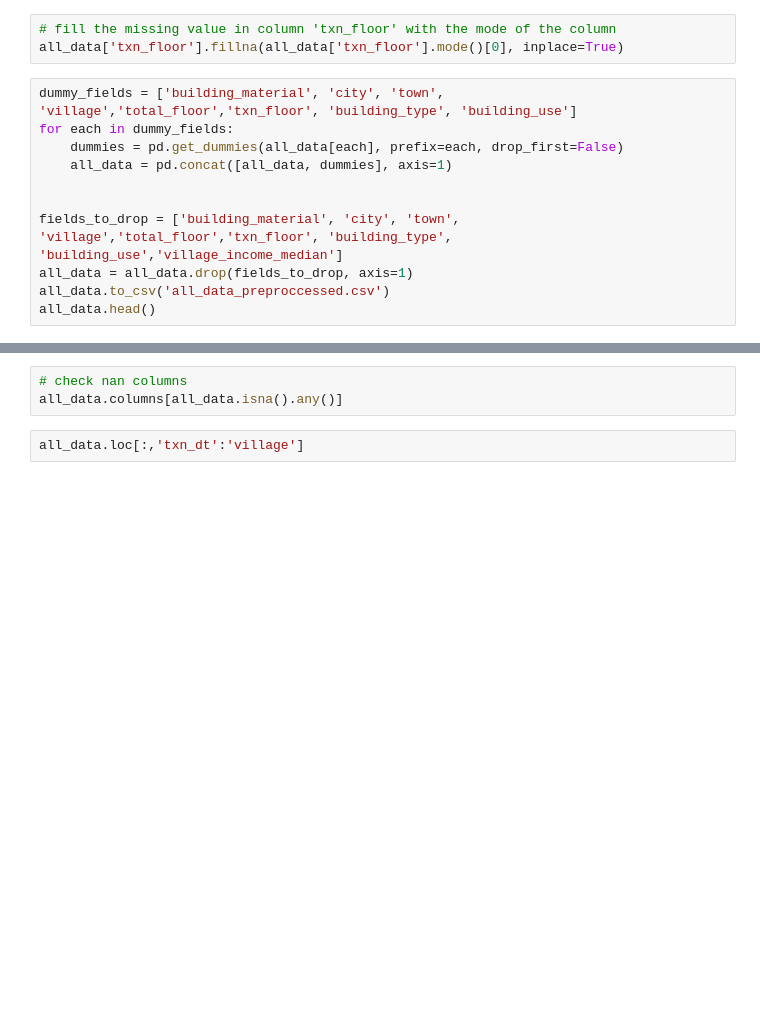
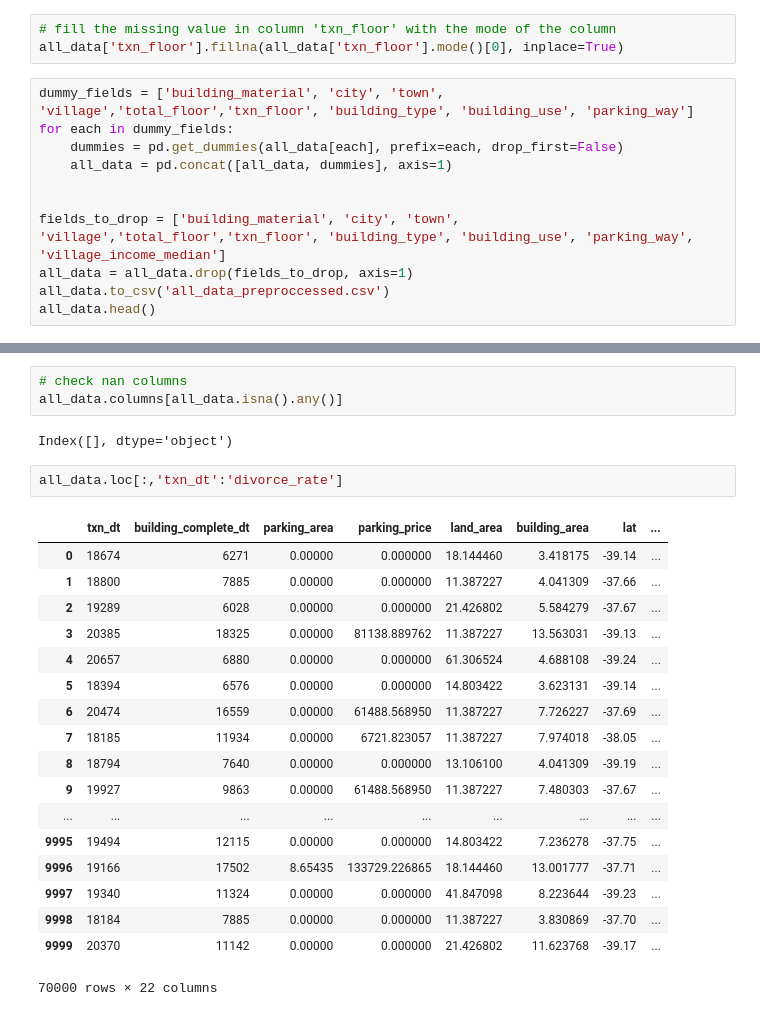
Before and after one commit to huohsien/AIA_Midterm----TBrain, a Jupyter notebook: real_estate_price_prediction.ipynb, the cells around one changed output, grey strips where cells are left out. Cells and saved outputs as stored; diff of their text form; blank space fills up the shorter version.

```diff
--- a/real_estate_price_prediction.ipynb
+++ b/real_estate_price_prediction.ipynb
@@ -18,13 +18,13 @@ all_data['parking_price'].fillna(0, inplace=True)
 # fill the missing value in column 'txn_floor' with the mode of the column
 all_data['txn_floor'].fillna(all_data['txn_floor'].mode()[0], inplace=True)
 # %%
-dummy_fields = ['building_material', 'city', 'town', 'village','total_floor','txn_floor', 'building_type', 'building_use']
+dummy_fields = ['building_material', 'city', 'town', 'village','total_floor','txn_floor', 'building_type', 'building_use', 'parking_way']
 for each in dummy_fields:
     dummies = pd.get_dummies(all_data[each], prefix=each, drop_first=False)
     all_data = pd.concat([all_data, dummies], axis=1)
 
 
-fields_to_drop = ['building_material', 'city', 'town', 'village','total_floor','txn_floor', 'building_type', 'building_use','village_income_median']
+fields_to_drop = ['building_material', 'city', 'town', 'village','total_floor','txn_floor', 'building_type', 'building_use', 'parking_way', 'village_income_median']
 all_data = all_data.drop(fields_to_drop, axis=1)
 all_data.to_csv('all_data_preproccessed.csv')
 all_data.head()
@@ -31,5 +39,26 @@ all_data.head()
 # %%
 # check nan columns
 all_data.columns[all_data.isna().any()]
+# %% [output]
+Index([], dtype='object')
 # %%
-all_data.loc[:,'txn_dt':'village']
+all_data.loc[:,'txn_dt':'divorce_rate']
+# %% [output]
+|  | txn_dt | building_complete_dt | parking_area | parking_price | land_area | building_area | lat | ... |
+| 0 | 18674 | 6271 | 0.00000 | 0.000000 | 18.144460 | 3.418175 | -39.14 | ... |
+| 1 | 18800 | 7885 | 0.00000 | 0.000000 | 11.387227 | 4.041309 | -37.66 | ... |
+| 2 | 19289 | 6028 | 0.00000 | 0.000000 | 21.426802 | 5.584279 | -37.67 | ... |
+| 3 | 20385 | 18325 | 0.00000 | 81138.889762 | 11.387227 | 13.563031 | -39.13 | ... |
+| 4 | 20657 | 6880 | 0.00000 | 0.000000 | 61.306524 | 4.688108 | -39.24 | ... |
+| 5 | 18394 | 6576 | 0.00000 | 0.000000 | 14.803422 | 3.623131 | -39.14 | ... |
+| 6 | 20474 | 16559 | 0.00000 | 61488.568950 | 11.387227 | 7.726227 | -37.69 | ... |
+| 7 | 18185 | 11934 | 0.00000 | 6721.823057 | 11.387227 | 7.974018 | -38.05 | ... |
+| 8 | 18794 | 7640 | 0.00000 | 0.000000 | 13.106100 | 4.041309 | -39.19 | ... |
+| 9 | 19927 | 9863 | 0.00000 | 61488.568950 | 11.387227 | 7.480303 | -37.67 | ... |
+| ... | ... | ... | ... | ... | ... | ... | ... | ... |
+| 9995 | 19494 | 12115 | 0.00000 | 0.000000 | 14.803422 | 7.236278 | -37.75 | ... |
+| 9996 | 19166 | 17502 | 8.65435 | 133729.226865 | 18.144460 | 13.001777 | -37.71 | ... |
+| 9997 | 19340 | 11324 | 0.00000 | 0.000000 | 41.847098 | 8.223644 | -39.23 | ... |
+| 9998 | 18184 | 7885 | 0.00000 | 0.000000 | 11.387227 | 3.830869 | -37.70 | ... |
+| 9999 | 20370 | 11142 | 0.00000 | 0.000000 | 21.426802 | 11.623768 | -39.17 | ... |
+70000 rows × 22 columns
```
Also changed, not shown: parts of 1 cell of this notebook, 1 other file.
